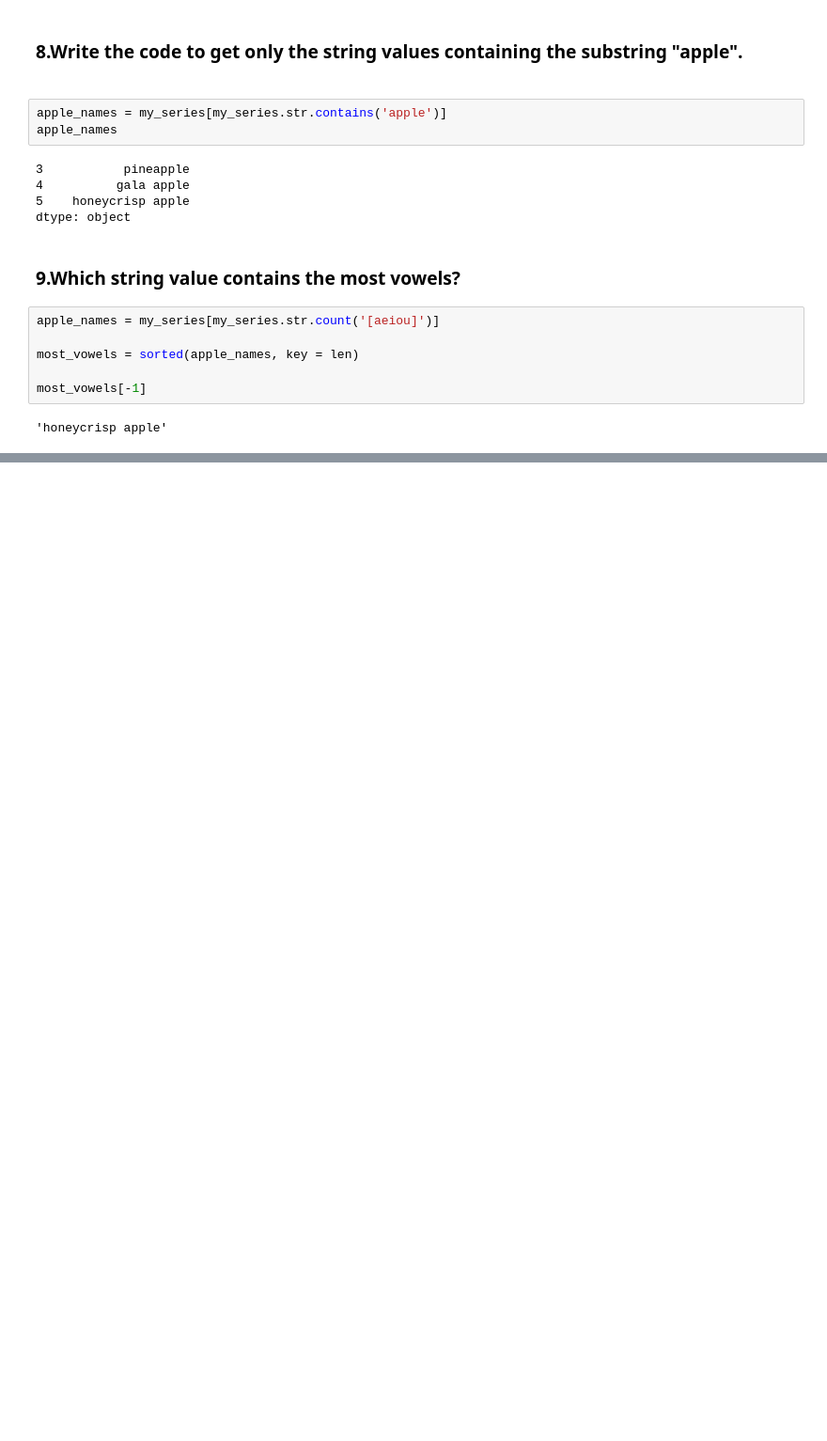
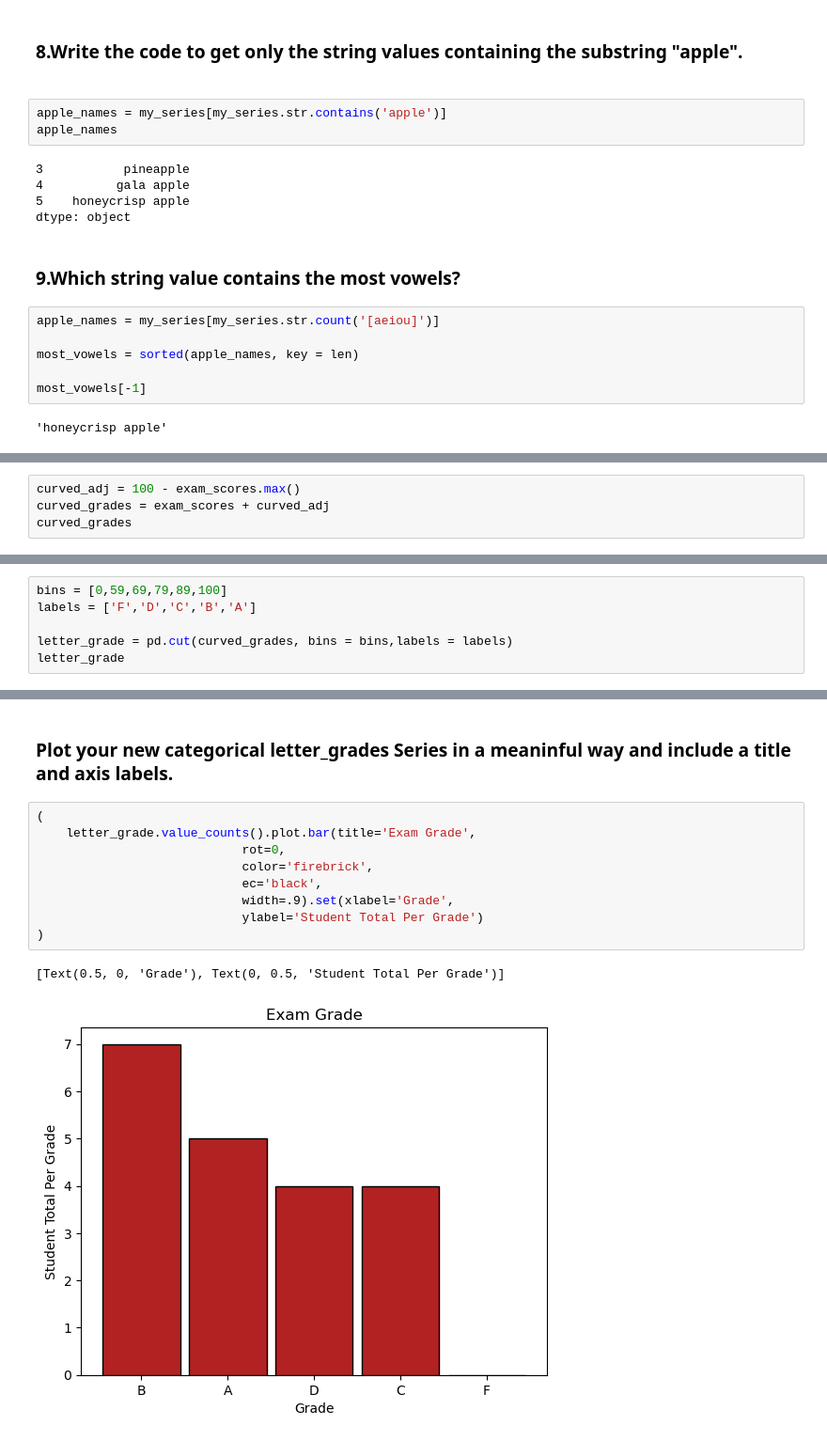
Before and after one commit to JonathanTWare/numpy-pandas-visualization-exercises, a Jupyter notebook: pandas_series.ipynb, the cells around one changed output, grey strips where cells are left out. Shown: that part at 94% size. Drawn from its saved outputs; the diff is of its cells as text; blank space fills up the shorter version.

```diff
--- a/pandas_series.ipynb
+++ b/pandas_series.ipynb
@@ -360,0 +679,4 @@ most_vowels[-1]
+# %%
+curved_adj = 100 - exam_scores.max()
+curved_grades = exam_scores + curved_adj
+curved_grades
@@ -360,0 +704,6 @@ most_vowels[-1]
+# %%
+bins = [0,59,69,79,89,100]
+labels = ['F','D','C','B','A']
+
+letter_grade = pd.cut(curved_grades, bins = bins,labels = labels)
+letter_grade
@@ -360,0 +728,14 @@ most_vowels[-1]
+# %% [markdown]
+### Plot your new categorical letter_grades Series in a meaninful way and include a title and axis labels.
+# %%
+(
+    letter_grade.value_counts().plot.bar(title='Exam Grade',
+                            rot=0,
+                            color='firebrick',
+                            ec='black',
+                            width=.9).set(xlabel='Grade',
+                            ylabel='Student Total Per Grade')
+)
+# %% [output]
+[Text(0.5, 0, 'Grade'), Text(0, 0.5, 'Student Total Per Grade')]
+[figure, added]
```
Also changed, not shown: parts of 50 cells of this notebook.
